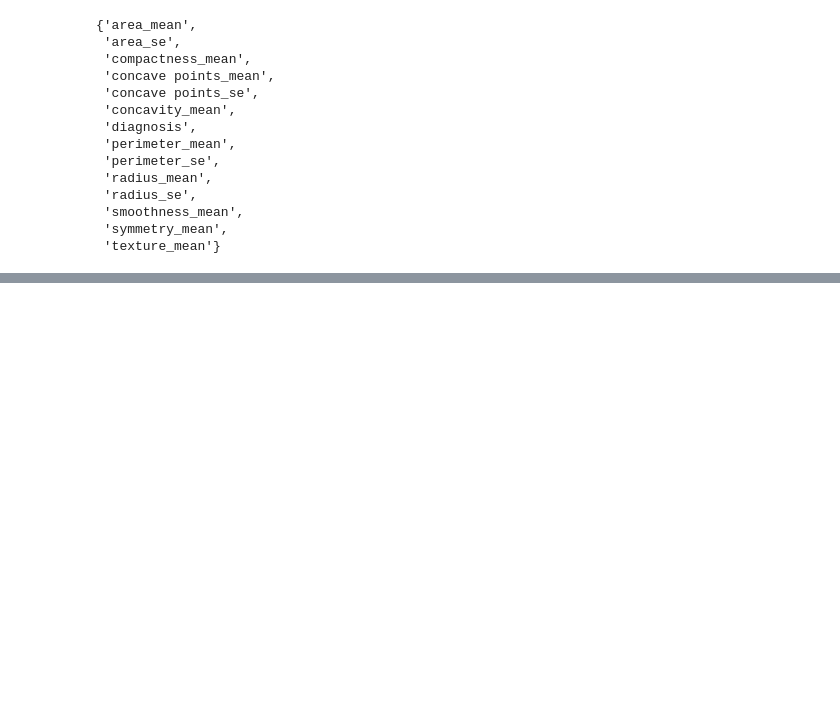
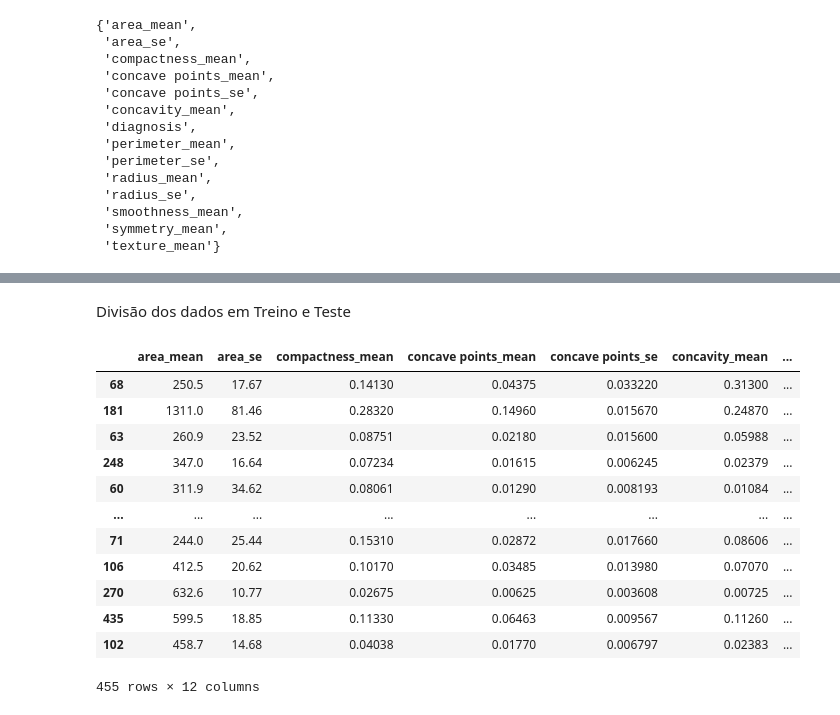
Before and after one commit to crismassaneiro/breast-cancer-analysis, a Jupyter notebook: processing.ipynb, the cells around one changed output, grey strips where cells are left out. Drawn from its saved outputs; the diff is of its cells as text; code cells hidden in the pictures; blank space fills up the shorter version.

```diff
--- a/processing.ipynb
+++ b/processing.ipynb
@@ -74 +68,24 @@ df
 569 rows × 14 columns
+# %% [markdown]
+Divisão dos dados em Treino e Teste
+# %%
+x = df[['area_mean', 'area_se', 'compactness_mean','concave points_mean','concave points_se','concavity_mean','perimeter_mean','radius_mean','radius_se','smoothness_mean','symmetry_mean','texture_mean']]
+y = df['diagnosis']
+
+X_train, X_test, y_train, y_test = train_test_split(x, y, test_size = 0.2, random_state=42)
+# %%
+X_train
+# %% [output]
+|  | area_mean | area_se | compactness_mean | concave points_mean | concave points_se | concavity_mean | ... |
+| 68 | 250.5 | 17.67 | 0.14130 | 0.04375 | 0.033220 | 0.31300 | ... |
+| 181 | 1311.0 | 81.46 | 0.28320 | 0.14960 | 0.015670 | 0.24870 | ... |
+| 63 | 260.9 | 23.52 | 0.08751 | 0.02180 | 0.015600 | 0.05988 | ... |
+| 248 | 347.0 | 16.64 | 0.07234 | 0.01615 | 0.006245 | 0.02379 | ... |
+| 60 | 311.9 | 34.62 | 0.08061 | 0.01290 | 0.008193 | 0.01084 | ... |
+| ... | ... | ... | ... | ... | ... | ... | ... |
+| 71 | 244.0 | 25.44 | 0.15310 | 0.02872 | 0.017660 | 0.08606 | ... |
+| 106 | 412.5 | 20.62 | 0.10170 | 0.03485 | 0.013980 | 0.07070 | ... |
+| 270 | 632.6 | 10.77 | 0.02675 | 0.00625 | 0.003608 | 0.00725 | ... |
+| 435 | 599.5 | 18.85 | 0.11330 | 0.06463 | 0.009567 | 0.11260 | ... |
+| 102 | 458.7 | 14.68 | 0.04038 | 0.01770 | 0.006797 | 0.02383 | ... |
+455 rows × 12 columns
```
Also changed, not shown: parts of 21 cells of this notebook, 1 other file.
